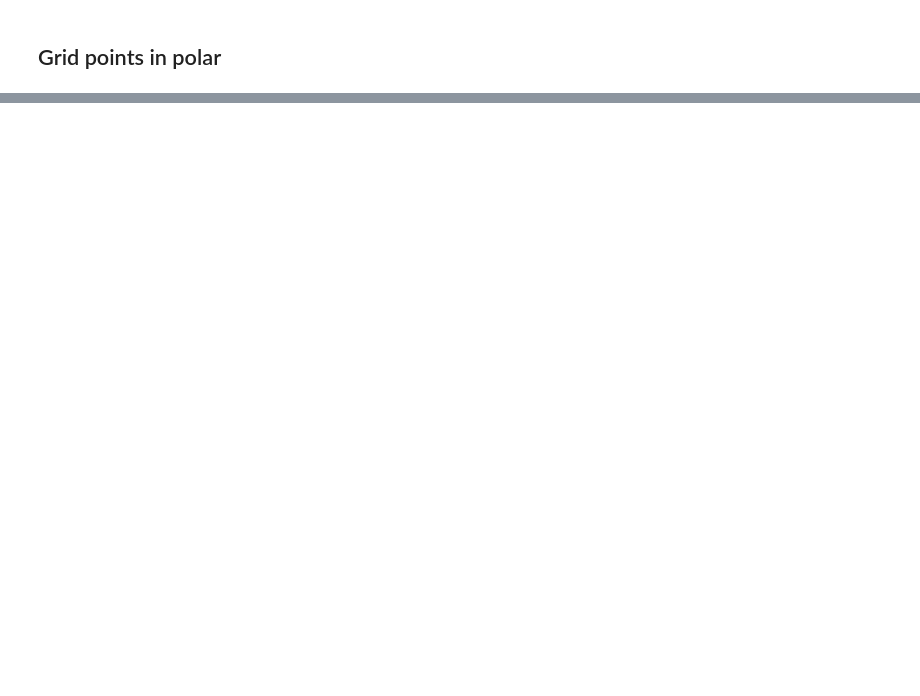
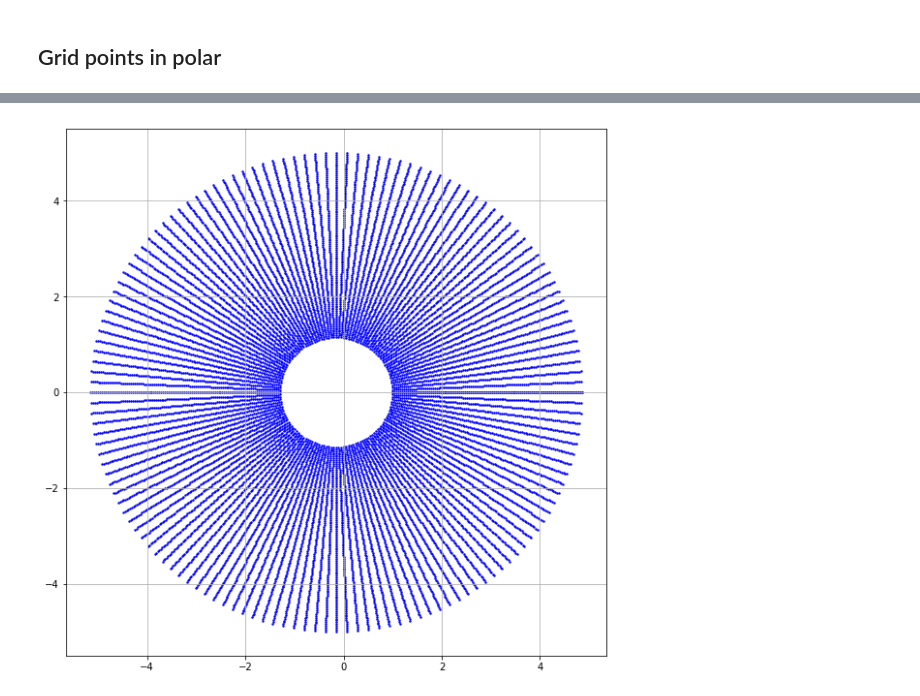
Before and after one commit to asabbagha/MAE6226, a Jupyter notebook: Assignment2.ipynb, the cells around one changed output, grey strips where cells are left out. Saved outputs shown, nothing was run; the diff lists cells and outputs as text; code cells hidden in the pictures; blank space fills up the shorter version.

```diff
--- a/Assignment2.ipynb
+++ b/Assignment2.ipynb
@@ -131,0 +134,8 @@ ValueError: operands could not be broadcast together with shapes (100,) (145,)
+# %%
+width = 10
+height = (y_end - y_start) / (x_end - x_start) * width
+pyplot.figure(figsize=(width, height))
+pyplot.grid(True)
+pyplot.scatter(z.real, z.imag, color ='b', s=2);
+# %% [output]
+[figure, added]
```
Also changed, not shown: parts of 59 cells of this notebook.
